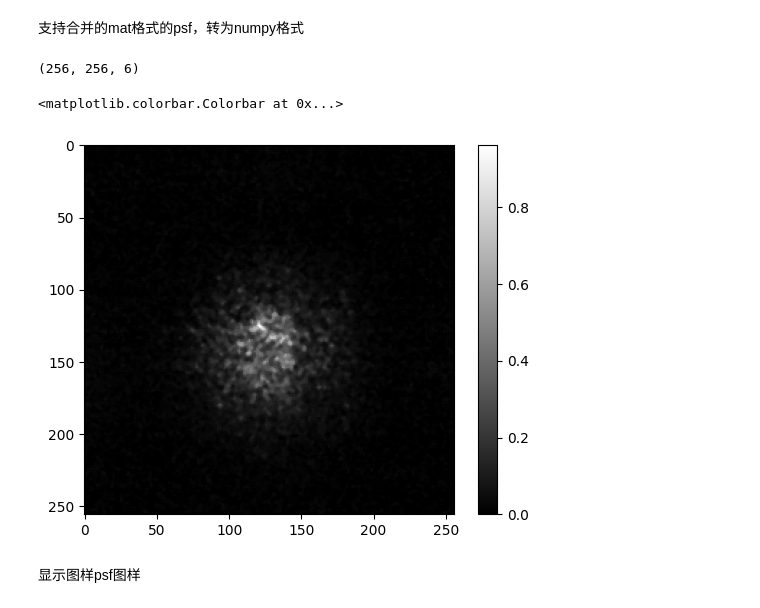
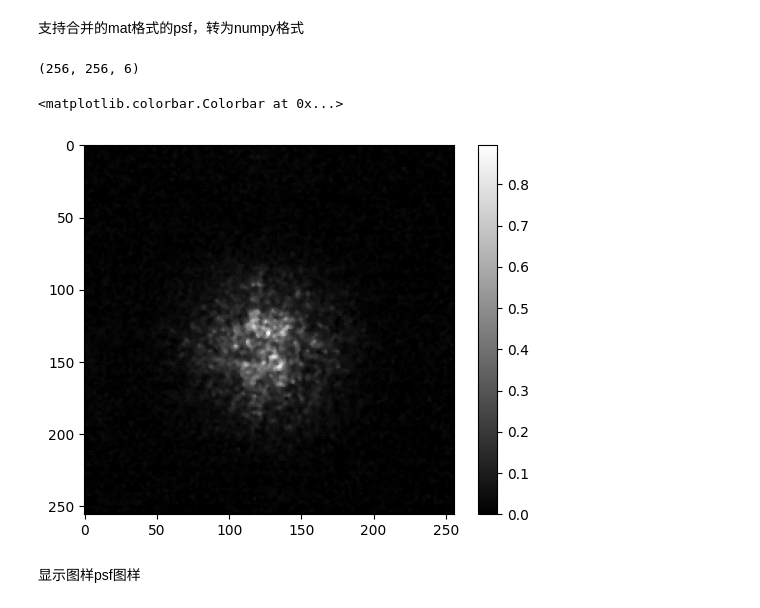
Before and after one commit to weinaike/CenterNet, a Jupyter notebook: data/test.ipynb, the cells around one changed output. Cells and saved outputs as stored; diff of their text form; code cells hidden in the pictures.

```diff
--- a/data/test.ipynb
+++ b/data/test.ipynb
@@ -24,26 +24,26 @@ np.save("PSF0620_04_4_40_bg.npy", psf_bk[140:140+256, 210:210+256])
 # %%
 import scipy.io as sciio
 import numpy as np
 import matplotlib.pyplot as plt
 
 coff = np.array([0.3227,0.3219,0.3208,0.3205,0.4532,0.4438])
 
-psf_mat = sciio.loadmat("sup30/PSFset_Init.mat")
+psf_mat = sciio.loadmat("sup30/PSFset_Final2.mat")
 print(psf_mat["psf_set"].shape)
 psf = psf_mat["psf_set"].transpose(2,0,1)
 psf = np.array(psf, dtype="float")
 psf = psf / coff.reshape(len(coff),1,1)
 
 psf /= np.max(psf)
-np.save("PSF0815_6_IR_30_init.npy",psf)
+np.save("PSF0815_6_IR_30_init2.npy",psf)
 
 
 plt.imshow(psf[3,:,:] ,cmap="gray")
 plt.colorbar()
 # %% [output]
 (256, 256, 6)
 <matplotlib.colorbar.Colorbar at 0x...>
-[figure, old version]
+[figure, new version]
 # %% [markdown]
 显示图样psf图样
 # %%
```
Also changed, not shown: parts of 1 cell of this notebook, 14 other files.
